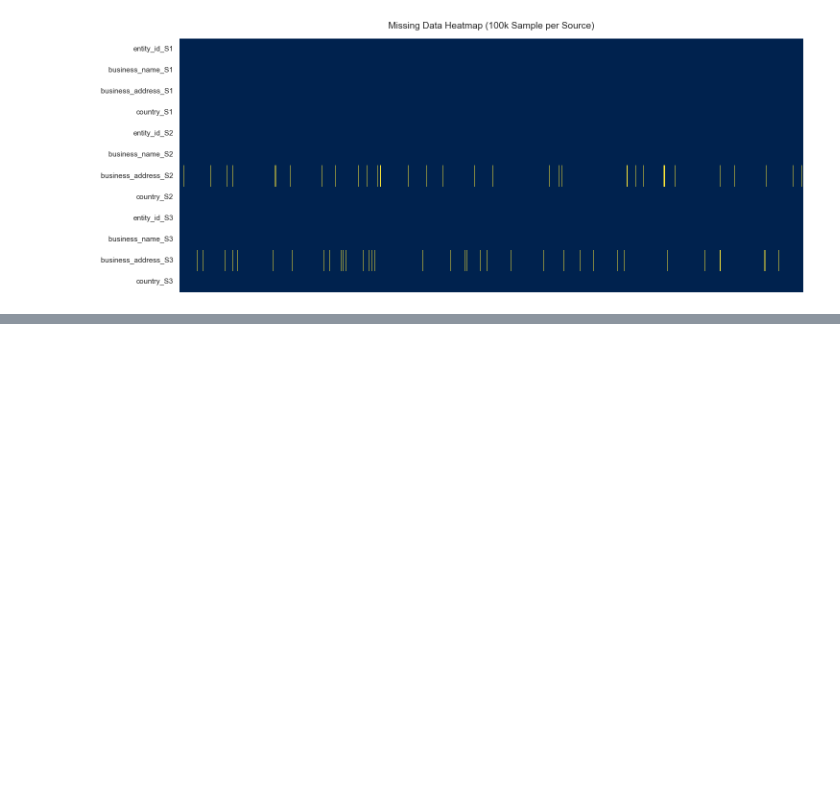
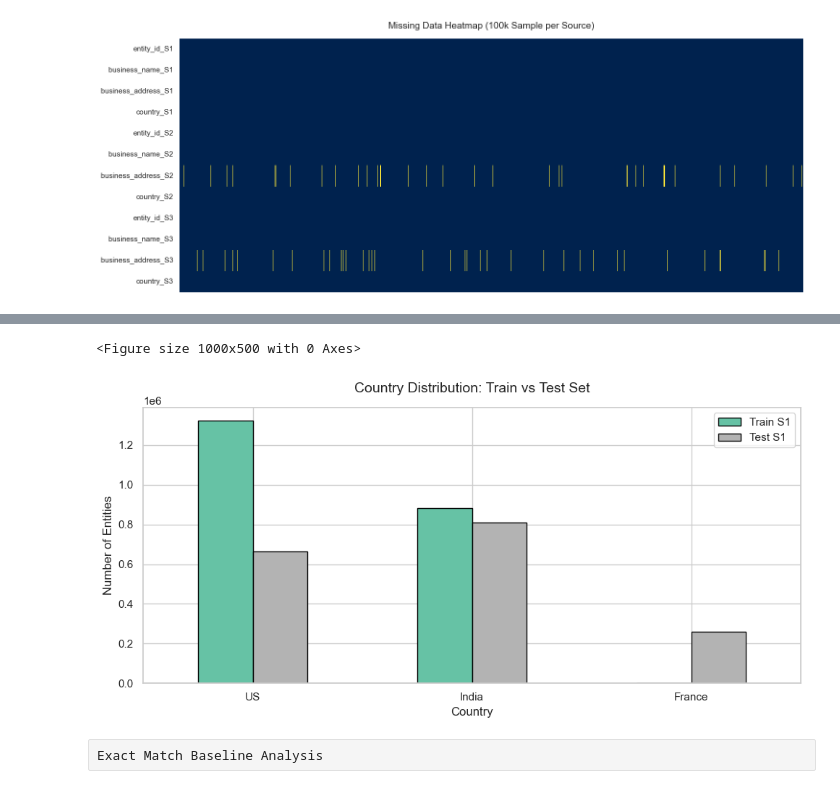
Before and after one commit to Tanthetaa45/ML_Challenge_2026, a Jupyter notebook: code/business_entity_resolution/src/EDA.ipynb, the cells around one changed output, grey strips where cells are left out. Drawn from its saved outputs; the diff is of its cells as text; code cells hidden in the pictures; blank space fills up the shorter version.

```diff
--- a/code/business_entity_resolution/src/EDA.ipynb
+++ b/code/business_entity_resolution/src/EDA.ipynb
@@ -287,0 +315,23 @@ plt.show()
+# %%
+plt.figure(figsize=(10, 5))
+
+# Aggregate country counts across Train S1 and Test S1
+train_countries = train_s1['country'].value_counts().rename("Train S1")
+test_countries = test_s1['country'].value_counts().rename("Test S1")
+
+country_df = pd.concat([train_countries, test_countries], axis=1).fillna(0)
+
+# Grouped bar chart
+country_df.plot(kind='bar', figsize=(10, 5), colormap="Set2", edgecolor="black")
+
+plt.title("Country Distribution: Train vs Test Set", fontsize=14, pad=15)
+plt.xlabel("Country", fontsize=12)
+plt.ylabel("Number of Entities", fontsize=12)
+plt.xticks(rotation=0)
+plt.tight_layout()
+plt.show()
+# %% [output]
+<Figure size 1000x500 with 0 Axes>
+[figure, added]
+# %% [raw]
+Exact Match Baseline Analysis
```
Also changed, not shown: parts of 4 cells of this notebook, 3 other files.
